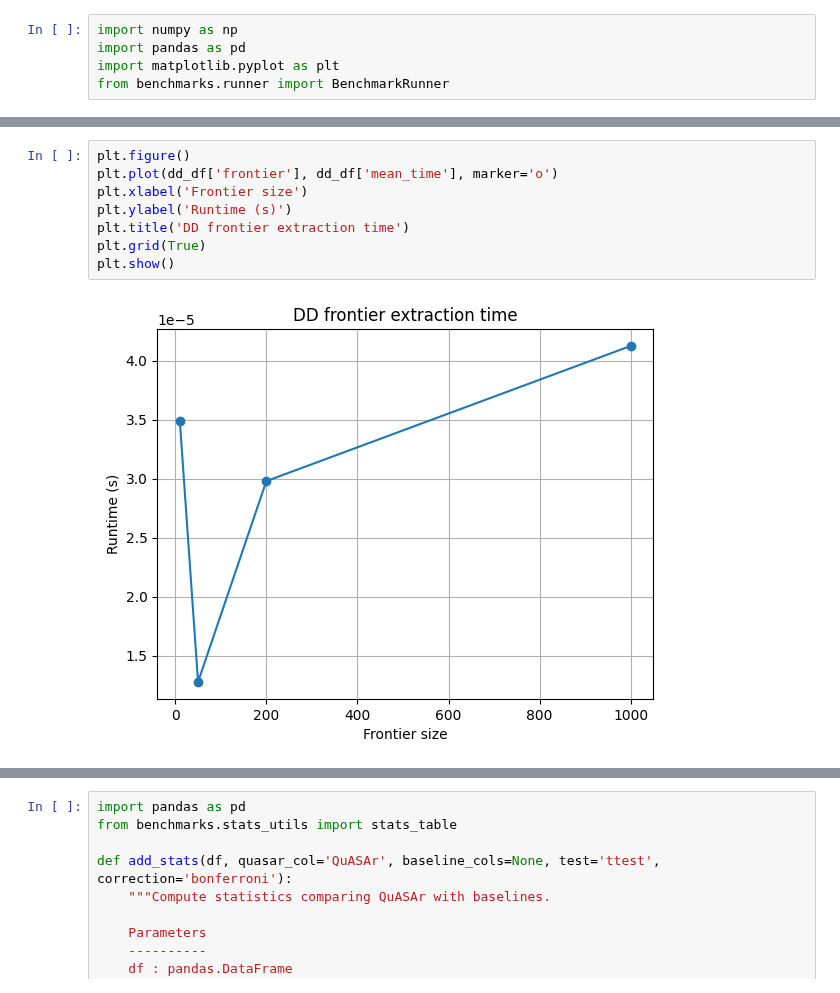
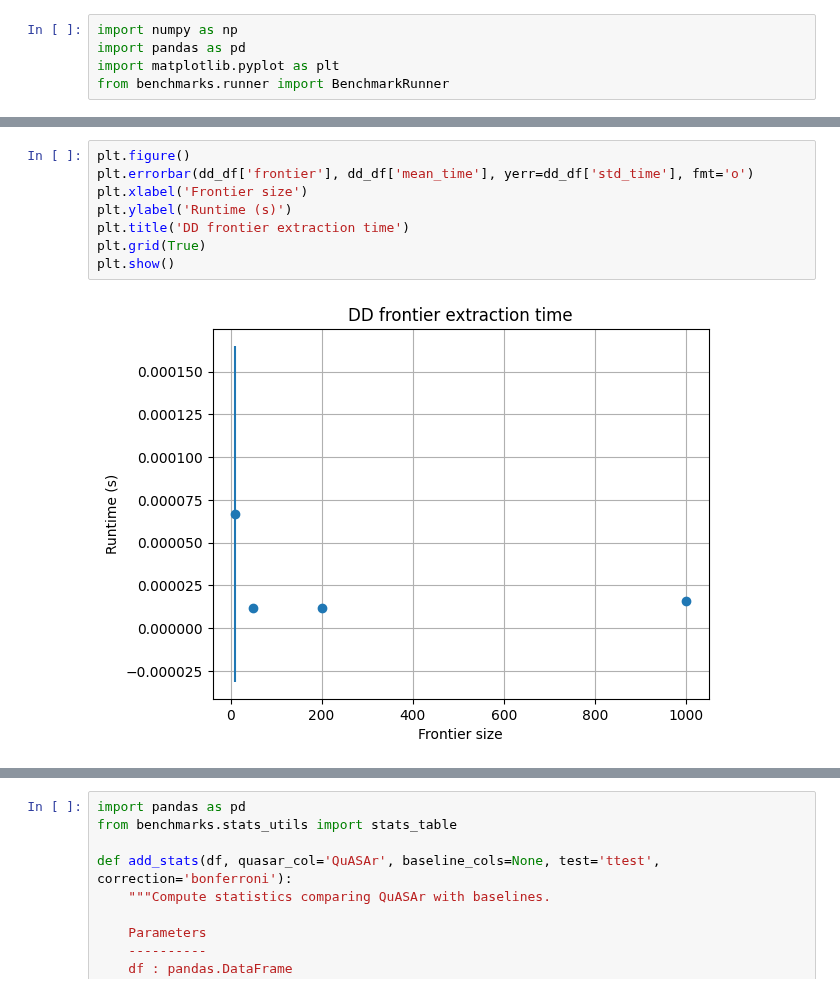
Before and after one commit to tmlittau/QuASAr, a Jupyter notebook: benchmarks/notebooks/01_microbenchmarks.ipynb, the cells around one changed output, grey strips where cells are left out. Drawn from its saved outputs; the diff is of its cells as text.

Commit message:
Use error bars in microbenchmarks

```diff
--- a/benchmarks/notebooks/01_microbenchmarks.ipynb
+++ b/benchmarks/notebooks/01_microbenchmarks.ipynb
@@ -75,10 +89,10 @@ dd_df
 # %%
 plt.figure()
-plt.plot(dd_df['frontier'], dd_df['mean_time'], marker='o')
+plt.errorbar(dd_df['frontier'], dd_df['mean_time'], yerr=dd_df['std_time'], fmt='o')
 plt.xlabel('Frontier size')
 plt.ylabel('Runtime (s)')
 plt.title('DD frontier extraction time')
 plt.grid(True)
 plt.show()
 # %% [output]
-[figure, old version]
+[figure, new version]
```
Also changed, not shown: parts of 10 cells of this notebook.
